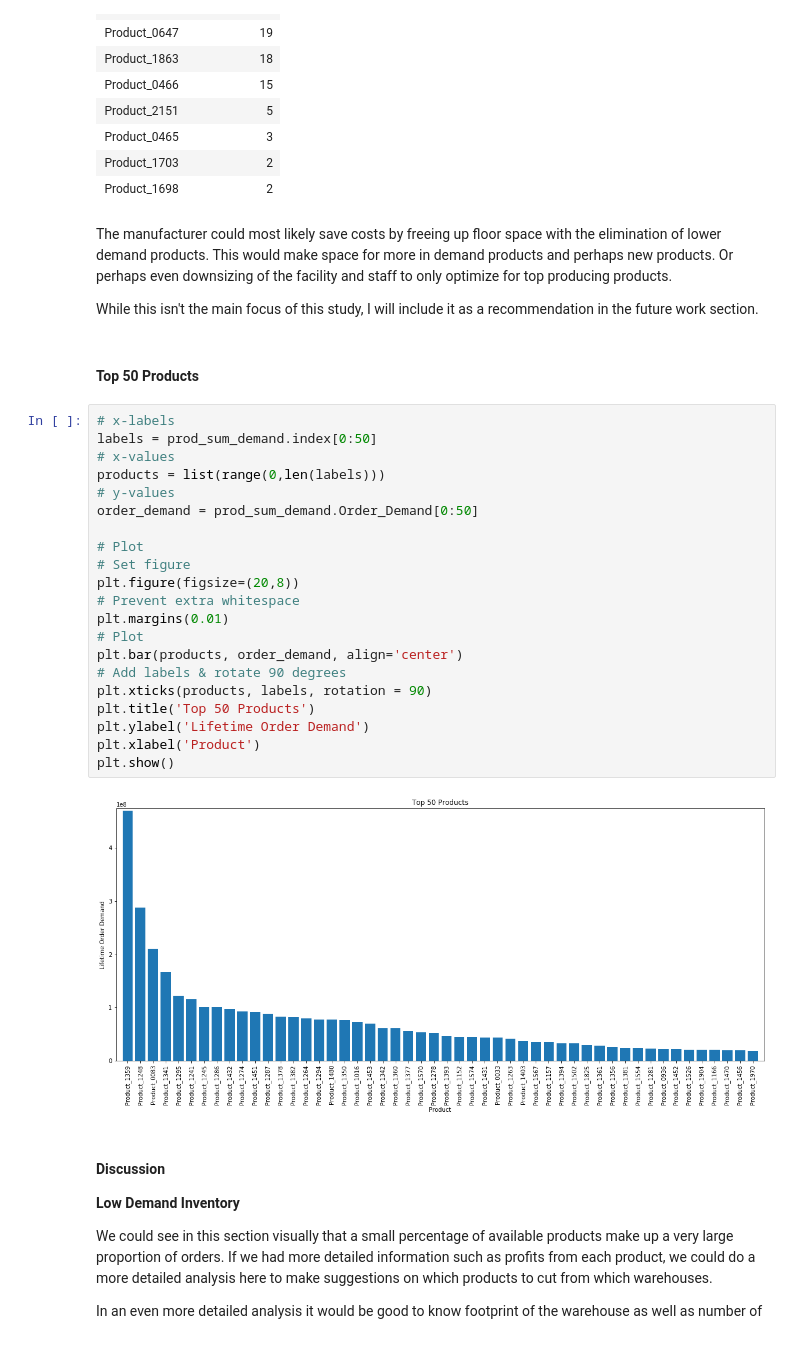
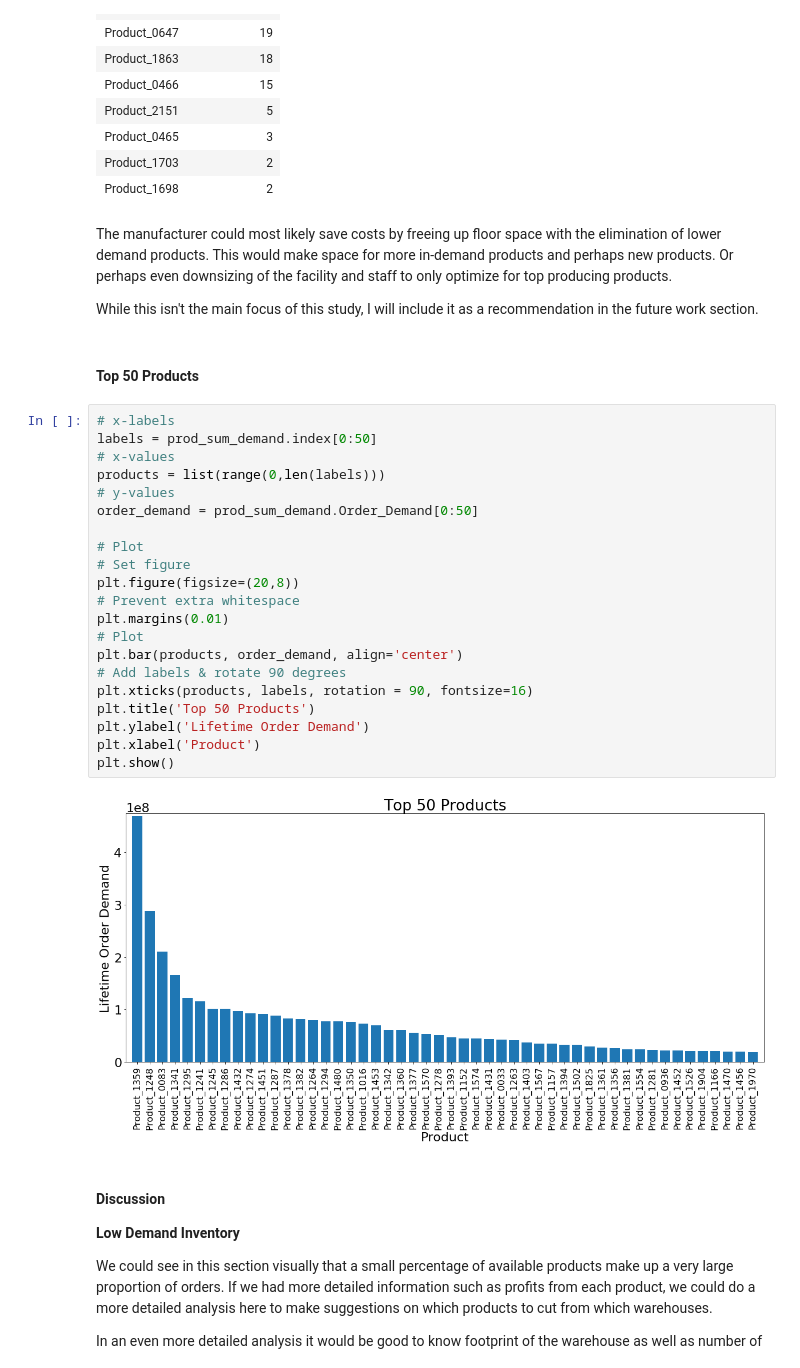
Before and after one commit to JessicaFB/Product-Demand-Forecasting, a Jupyter notebook: Product-Demand-Forecasting.ipynb, the cells around one changed output. Drawn from its saved outputs; the diff is of its cells as text.

```diff
--- a/Product-Demand-Forecasting.ipynb
+++ b/Product-Demand-Forecasting.ipynb
@@ -507,7 +507,7 @@ prod_sum_demand.tail(10)
 | Product_1703 | 2 |
 | Product_1698 | 2 |
 # %% [markdown]
-The manufacturer could most likely save costs by freeing up floor space with the elimination of lower demand products. This would make space for more in demand products and perhaps new products. Or perhaps even downsizing of the facility and staff to only optimize for top producing products.
+The manufacturer could most likely save costs by freeing up floor space with the elimination of lower demand products. This would make space for more in-demand products and perhaps new products. Or perhaps even downsizing of the facility and staff to only optimize for top producing products.
 
 While this isn't the main focus of this study, I will include it as a recommendation in the future work section.
 # %% [markdown]
@@ -515,26 +515,26 @@ While this isn't the main focus of this study, I will include it as a recommenda
 # %%
 # x-labels
 labels = prod_sum_demand.index[0:50]
 # x-values
 products = list(range(0,len(labels)))
 # y-values
 order_demand = prod_sum_demand.Order_Demand[0:50]
 
 # Plot
 # Set figure
 plt.figure(figsize=(20,8))
 # Prevent extra whitespace
 plt.margins(0.01)
 # Plot
 plt.bar(products, order_demand, align='center')
 # Add labels & rotate 90 degrees
-plt.xticks(products, labels, rotation = 90)
+plt.xticks(products, labels, rotation = 90, fontsize=16)
 plt.title('Top 50 Products')
 plt.ylabel('Lifetime Order Demand')
 plt.xlabel('Product')
 plt.show()
 # %% [output]
-[figure, old version]
+[figure, new version]
 # %% [markdown]
 #### Discussion
 
```
Also changed, not shown: parts of 20 cells of this notebook.
